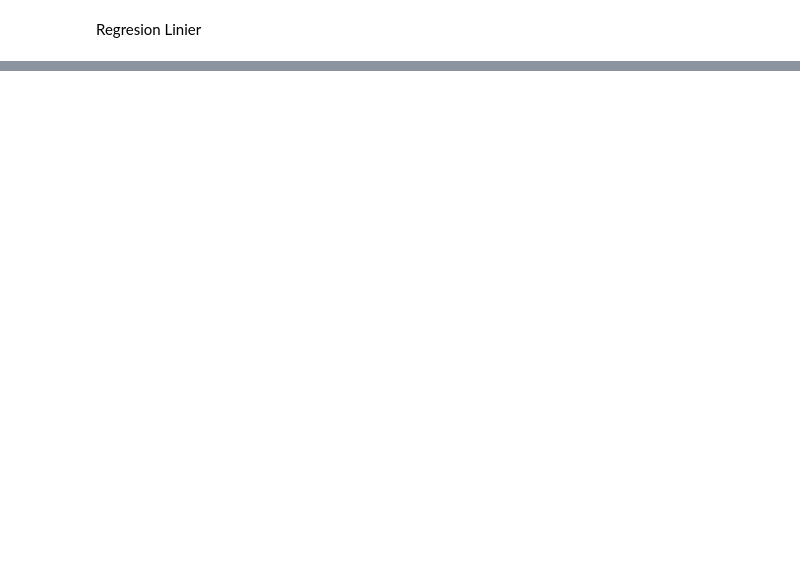
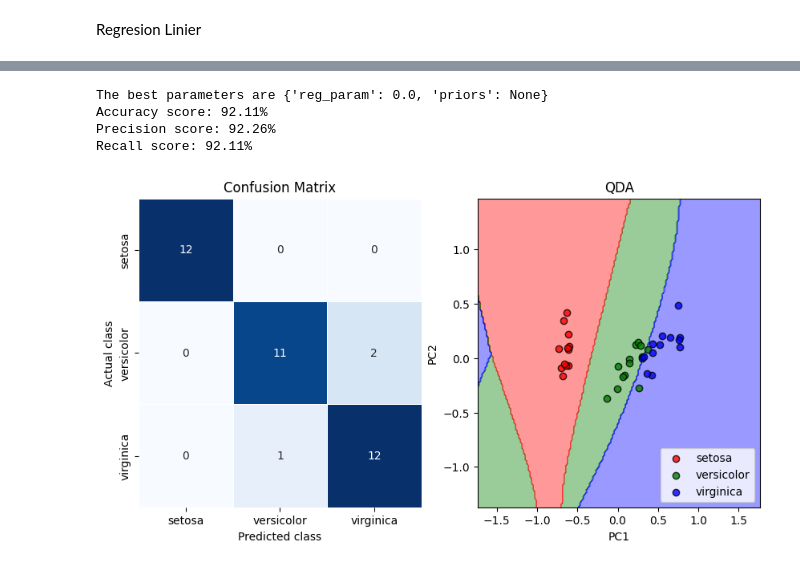
Before and after one commit to Sadam1122/Tugas-AI-Big-Data, a Jupyter notebook: Tugas_AI_Sadam.ipynb, the cells around one changed output, grey strips where cells are left out. Drawn from its saved outputs; the diff is of its cells as text; code cells hidden in the pictures; blank space fills up the shorter version.

```diff
--- a/Tugas_AI_Sadam.ipynb
+++ b/Tugas_AI_Sadam.ipynb
@@ -88,0 +136,11 @@ plt.show()
+# %%
+# Quadratic Discriminant Analysis
+qda = QuadraticDiscriminantAnalysis()
+param_grid = {'priors': [None], 'reg_param': np.arange(0., 1., 0.1)}
+run_classifier(qda, param_grid, "QDA")
+# %% [output]
+The best parameters are {'reg_param': 0.0, 'priors': None}
+Accuracy score: 92.11%
+Precision score: 92.26%
+Recall score: 92.11%
+[figure, added]
```
Also changed, not shown: parts of 16 cells of this notebook.
